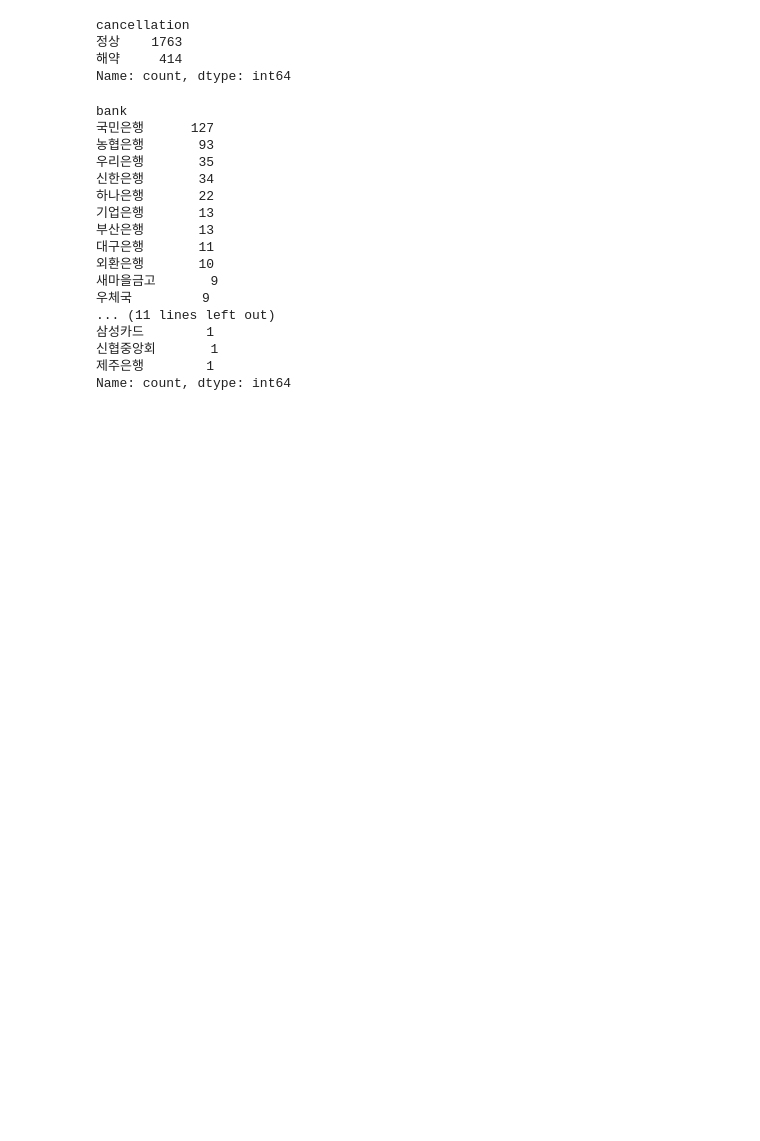
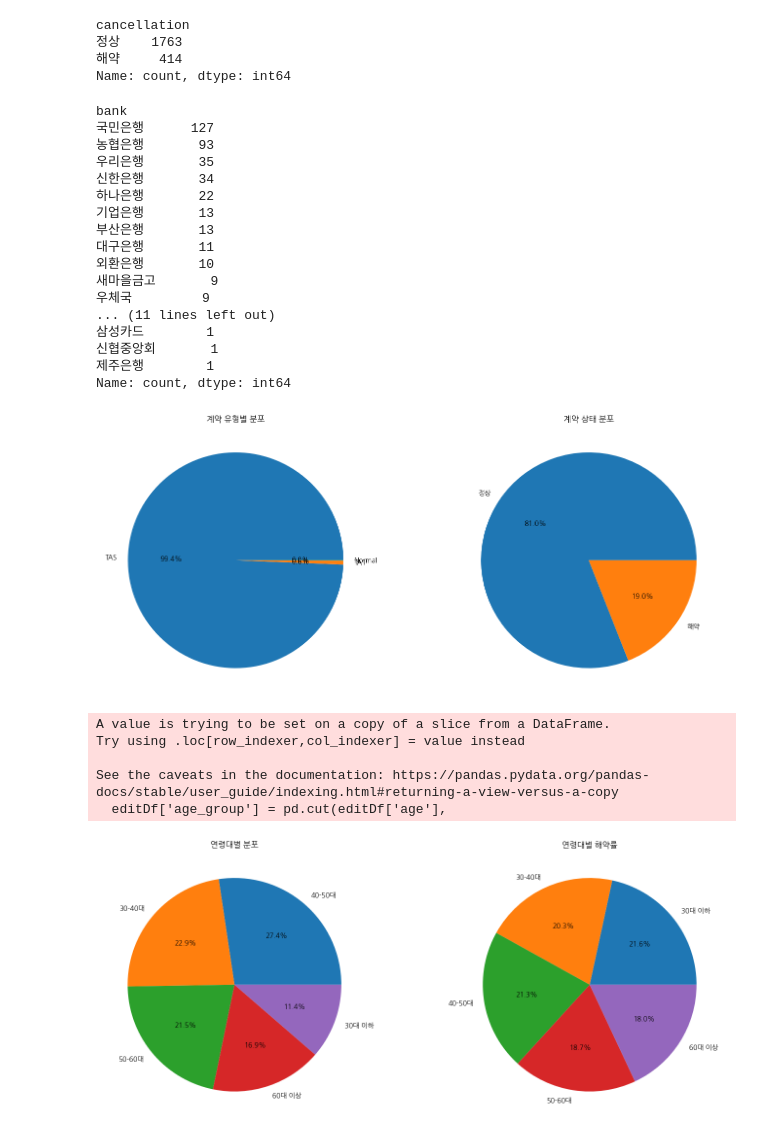
Before and after one commit to Jo2-j/study_data_analytics, a Jupyter notebook: quests/EDA/EDA_LetalCarOfContractType2.ipynb, the cells around one changed output. Drawn from its saved outputs; the diff is of its cells as text; code cells hidden in the pictures; blank space fills up the shorter version.

```diff
--- a/quests/EDA/EDA_LetalCarOfContractType2.ipynb
+++ b/quests/EDA/EDA_LetalCarOfContractType2.ipynb
@@ -99,3 +99,83 @@ bank
 신협중앙회       1
 제주은행        1
 Name: count, dtype: int64
+# %%
+import matplotlib.pyplot as plt
+import matplotlib as mpl
+import pandas as pd
+import seaborn as sns
+
+# 한글 폰트 설정
+mpl.rcParams['font.family'] = 'NanumGothic'
+mpl.rcParams['axes.unicode_minus'] = False
+
+# 렌탈재계약 데이터 분석
+rentAcar = pd.read_csv('../../datasets/LetalCarOfContractType.csv')
+editDf = rentAcar[rentAcar['channel'] == '렌탈재계약']
+cancelDf = editDf[editDf['cancellation'] == '해약']
+
+# 1. 계약 유형 및 해약 현황 분석
+plt.figure(figsize=(15, 6))
+
+plt.subplot(1, 2, 1)
+type_counts = editDf['type_of_contract2'].value_counts()
+plt.pie(type_counts, labels=type_counts.index, autopct='%1.1f%%')
+plt.title('계약 유형별 분포')
+
+plt.subplot(1, 2, 2)
+cancel_counts = editDf['cancellation'].value_counts()
+plt.pie(cancel_counts, labels=cancel_counts.index, autopct='%1.1f%%')
+plt.title('계약 상태 분포')
+
+plt.tight_layout()
+plt.show()
+
+# 2. 연령대별 분포와 해약률
+editDf['age_group'] = pd.cut(editDf['age'],
+                            bins=[0, 30, 40, 50, 60, 100],
+                            labels=['30대 이하', '30-40대', '40-50대', '50-60대', '60대 이상'])
+
+plt.figure(figsize=(15, 6))
+
+plt.subplot(1, 2, 1)
+age_dist = editDf['age_group'].value_counts()
+plt.pie(age_dist, labels=age_dist.index, autopct='%1.1f%%')
+plt.title('연령대별 분포')
+
+plt.subplot(1, 2, 2)
+age_cancel = pd.crosstab(editDf['age_group'], editDf['cancellation'])
+age_cancel_pct = (age_cancel['해약'] / age_cancel.sum(axis=1)) * 100
+plt.pie(age_cancel_pct, labels=age_cancel_pct.index, autopct='%1.1f%%')
+plt.title('연령대별 해약률')
+
+plt.tight_layout()
+plt.show()
+
+# 3. 신용등급 분포
+plt.figure(figsize=(10, 6))
+credit_dist = cancelDf['credit rating'].value_counts()
+
+# 막대그래프 생성
+bars = plt.bar(credit_dist.index, credit_dist.values)
+
+# 각 막대 위에 값 표시
+for bar in bars:
+    height = bar.get_height()
+    plt.text(bar.get_x() + bar.get_width()/2., height,
+             f'{int(height)}\n({height/len(cancelDf)*100:.1f}%)',
+             ha='center', va='bottom')
+
+plt.title('신용등급 분포')
+plt.xlabel('신용등급')
+plt.ylabel('고객 수')
+plt.xticks(rotation=0)
+plt.grid(axis='y', linestyle='--', alpha=0.7)
+plt.show()
+# %% [output]
+[figure, added]
+A value is trying to be set on a copy of a slice from a DataFrame.
+Try using .loc[row_indexer,col_indexer] = value instead
+
+See the caveats in the documentation: https://pandas.pydata.org/pandas-docs/stable/user_guide/indexing.html#returning-a-view-versus-a-copy
+  editDf['age_group'] = pd.cut(editDf['age'],
+[figure, added]
```
Also changed, not shown: parts of 3 cells of this notebook.
